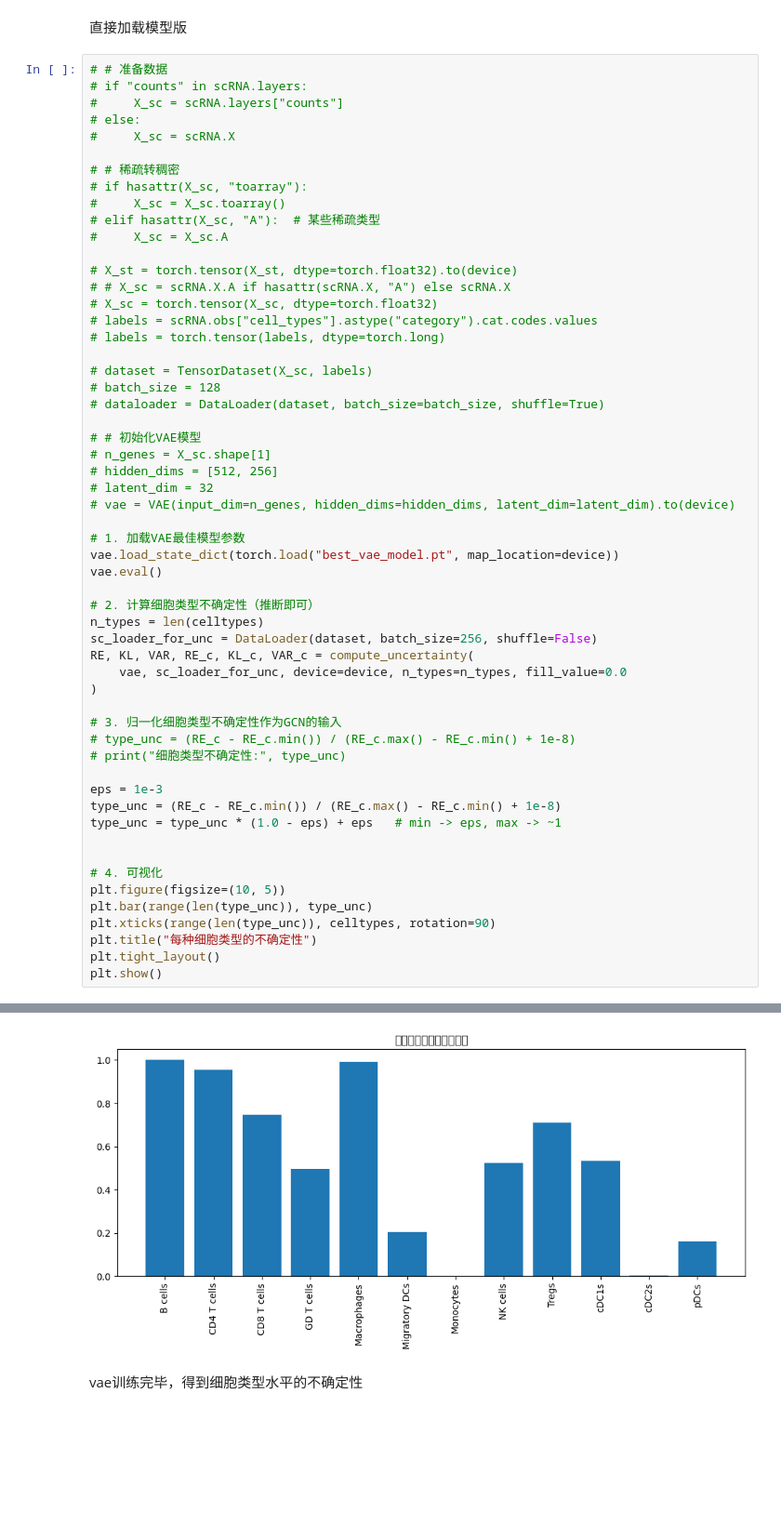
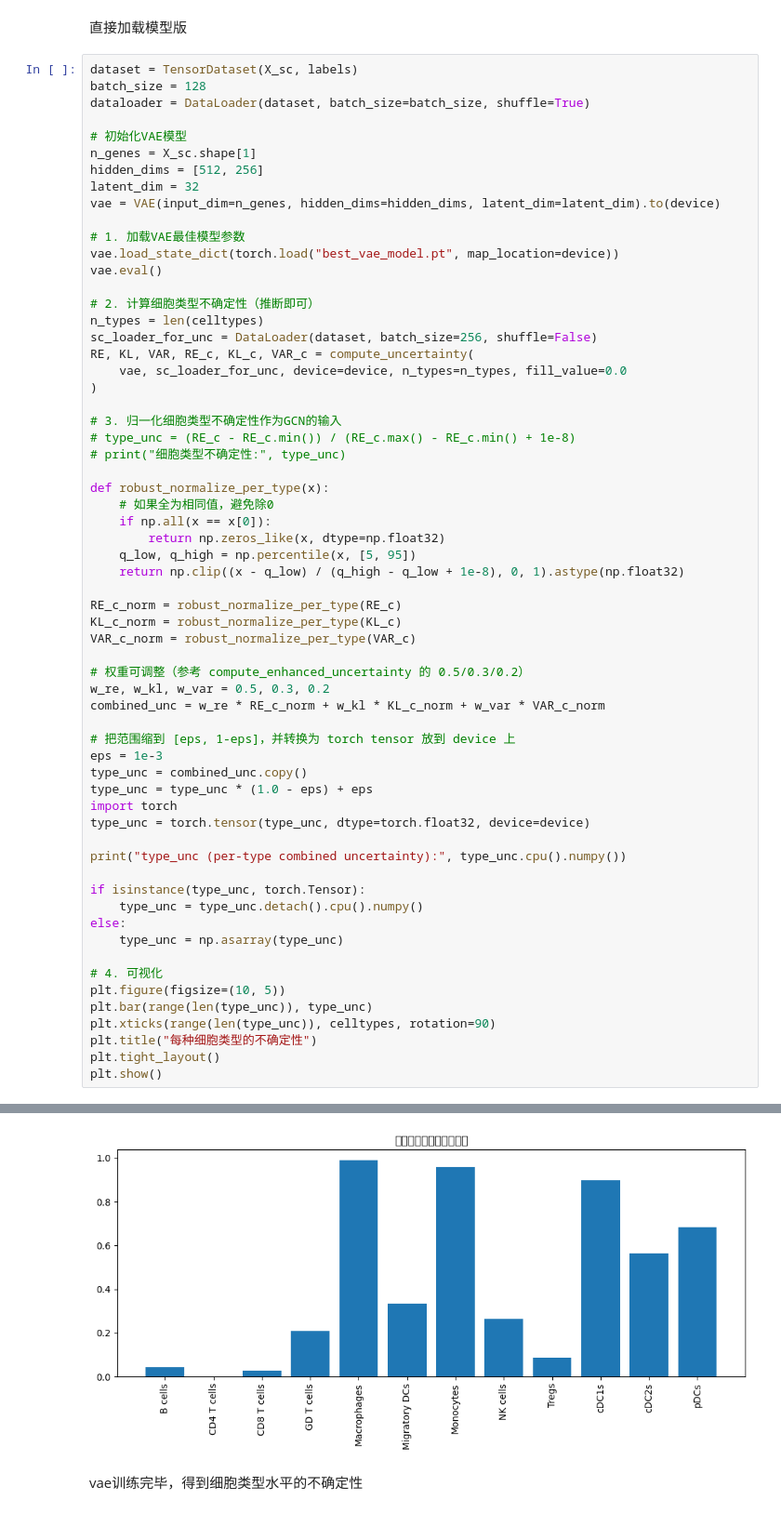
Before and after one commit to 11e11/myselftest, a Jupyter notebook: myval_claude.ipynb, the cells around one changed output, grey strips where cells are left out. Shown at 93% size. Cells and saved outputs as stored; diff of their text form; blank space fills up the shorter version.

```diff
--- a/myval_claude.ipynb
+++ b/myval_claude.ipynb
@@ -199,33 +279,15 @@ Epoch 91/100, Loss: 0.4589, Beta: 0.001000
 # %% [markdown]
 直接加载模型版
 # %%
-# # 准备数据
-# if "counts" in scRNA.layers:
-#     X_sc = scRNA.layers["counts"]
-# else:
-#     X_sc = scRNA.X
+dataset = TensorDataset(X_sc, labels)
+batch_size = 128
+dataloader = DataLoader(dataset, batch_size=batch_size, shuffle=True)
 
-# # 稀疏转稠密
-# if hasattr(X_sc, "toarray"):
-#     X_sc = X_sc.toarray()
-# elif hasattr(X_sc, "A"):  # 某些稀疏类型
-#     X_sc = X_sc.A
-
-# X_st = torch.tensor(X_st, dtype=torch.float32).to(device)
-# # X_sc = scRNA.X.A if hasattr(scRNA.X, "A") else scRNA.X
-# X_sc = torch.tensor(X_sc, dtype=torch.float32)
-# labels = scRNA.obs["cell_types"].astype("category").cat.codes.values
-# labels = torch.tensor(labels, dtype=torch.long)
-
-# dataset = TensorDataset(X_sc, labels)
-# batch_size = 128
-# dataloader = DataLoader(dataset, batch_size=batch_size, shuffle=True)
-
-# # 初始化VAE模型
-# n_genes = X_sc.shape[1]
-# hidden_dims = [512, 256]
-# latent_dim = 32
-# vae = VAE(input_dim=n_genes, hidden_dims=hidden_dims, latent_dim=latent_dim).to(device)
+# 初始化VAE模型
+n_genes = X_sc.shape[1]
+hidden_dims = [512, 256]
+latent_dim = 32
+vae = VAE(input_dim=n_genes, hidden_dims=hidden_dims, latent_dim=latent_dim).to(device)
 
 # 1. 加载VAE最佳模型参数
 vae.load_state_dict(torch.load("best_vae_model.pt", map_location=device))
@@ -242,10 +304,34 @@ RE, KL, VAR, RE_c, KL_c, VAR_c = compute_uncertainty(
 # type_unc = (RE_c - RE_c.min()) / (RE_c.max() - RE_c.min() + 1e-8)
 # print("细胞类型不确定性:", type_unc)
 
+def robust_normalize_per_type(x):
+    # 如果全为相同值，避免除0
+    if np.all(x == x[0]):
+        return np.zeros_like(x, dtype=np.float32)
+    q_low, q_high = np.percentile(x, [5, 95])
+    return np.clip((x - q_low) / (q_high - q_low + 1e-8), 0, 1).astype(np.float32)
+
+RE_c_norm = robust_normalize_per_type(RE_c)
+KL_c_norm = robust_normalize_per_type(KL_c)
+VAR_c_norm = robust_normalize_per_type(VAR_c)
+
+# 权重可调整（参考 compute_enhanced_uncertainty 的 0.5/0.3/0.2）
+w_re, w_kl, w_var = 0.5, 0.3, 0.2
+combined_unc = w_re * RE_c_norm + w_kl * KL_c_norm + w_var * VAR_c_norm
+
+# 把范围缩到 [eps, 1-eps]，并转换为 torch tensor 放到 device 上
 eps = 1e-3
-type_unc = (RE_c - RE_c.min()) / (RE_c.max() - RE_c.min() + 1e-8)
-type_unc = type_unc * (1.0 - eps) + eps   # min -> eps, max -> ~1
+type_unc = combined_unc.copy()
+type_unc = type_unc * (1.0 - eps) + eps
+import torch
+type_unc = torch.tensor(type_unc, dtype=torch.float32, device=device)
 
+print("type_unc (per-type combined uncertainty):", type_unc.cpu().numpy())
+
+if isinstance(type_unc, torch.Tensor):
+    type_unc = type_unc.detach().cpu().numpy()
+else:
+    type_unc = np.asarray(type_unc)
 
 # 4. 可视化
 plt.figure(figsize=(10, 5))
@@ -258,3 +346,3 @@ plt.show()
-[figure, old version]
+[figure, new version]
 # %% [markdown]
 vae训练完毕，得到细胞类型水平的不确定性
```
Also changed, not shown: parts of 19 cells of this notebook, 3 other files.
